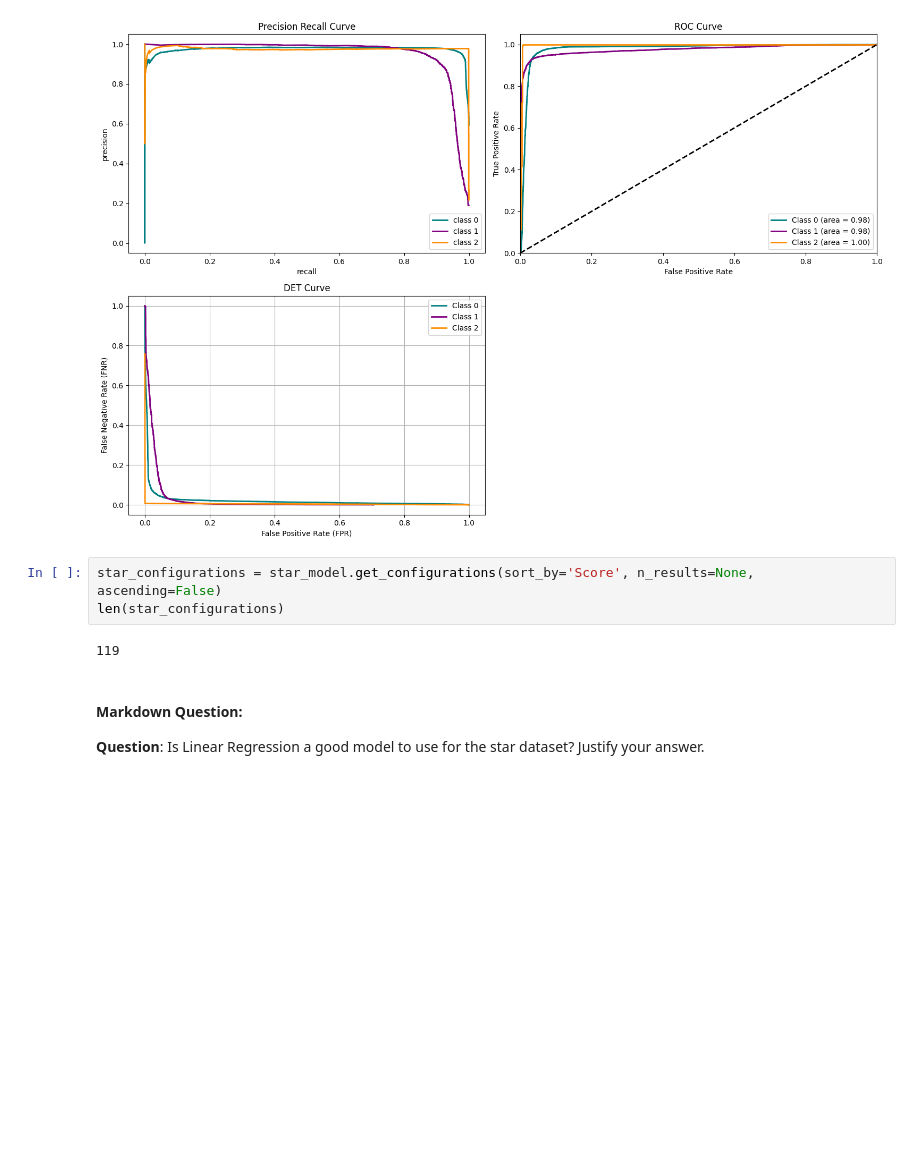
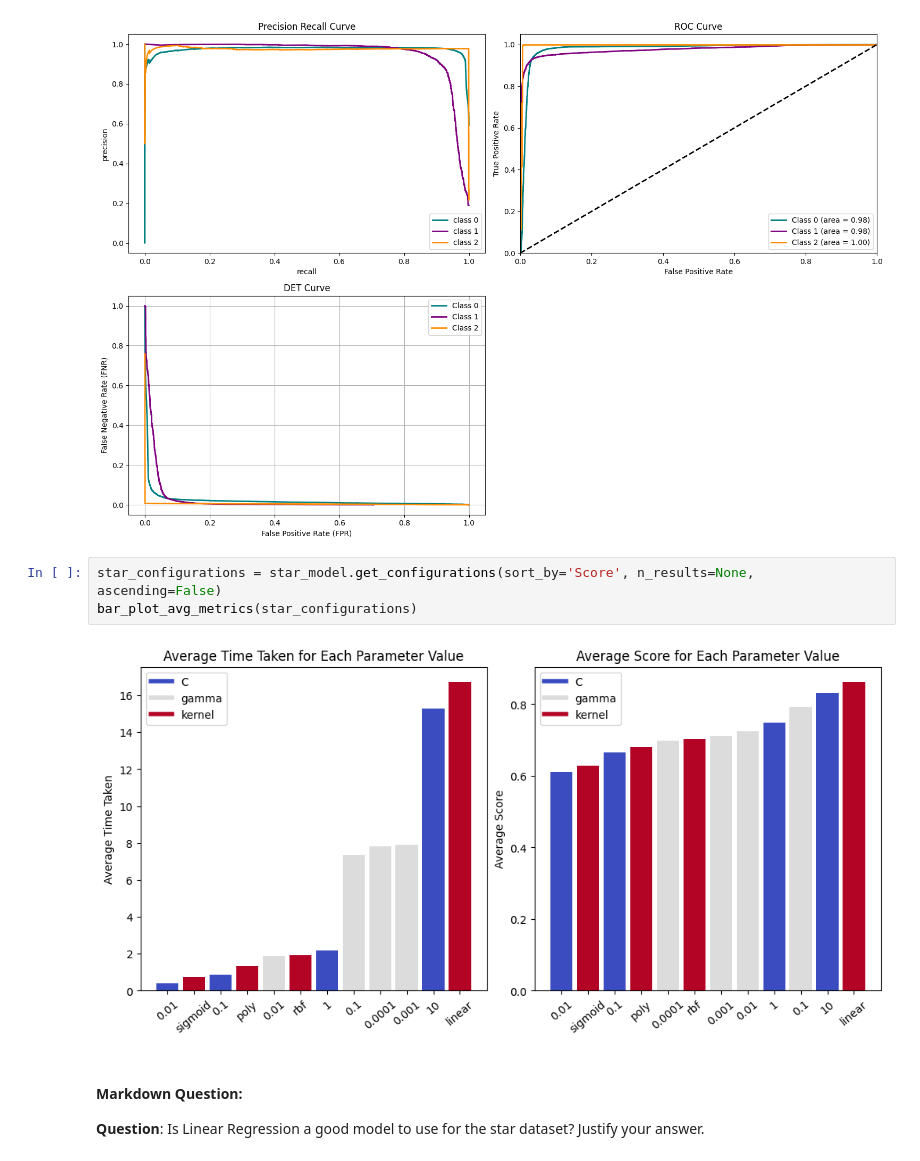
Before and after one commit to TNicko/DataMiningML, a Jupyter notebook: task3_2.ipynb, the cells around one changed output. Cells and saved outputs as stored; diff of their text form; blank space fills up the shorter version.

```diff
--- a/task3_2.ipynb
+++ b/task3_2.ipynb
@@ -172,9 +144,9 @@ plot_side_by_side(
 [figure]
 # %%
 star_configurations = star_model.get_configurations(sort_by='Score', n_results=None, ascending=False)
-len(star_configurations)
+bar_plot_avg_metrics(star_configurations)
 # %% [output]
-119
+[figure, added]
 # %% [markdown]
 #### Markdown Question:
 **Question**: Is Linear Regression a good model to use for the star dataset? Justify your answer.
```
Also changed, not shown: parts of 2 cells of this notebook, 5 other files.
